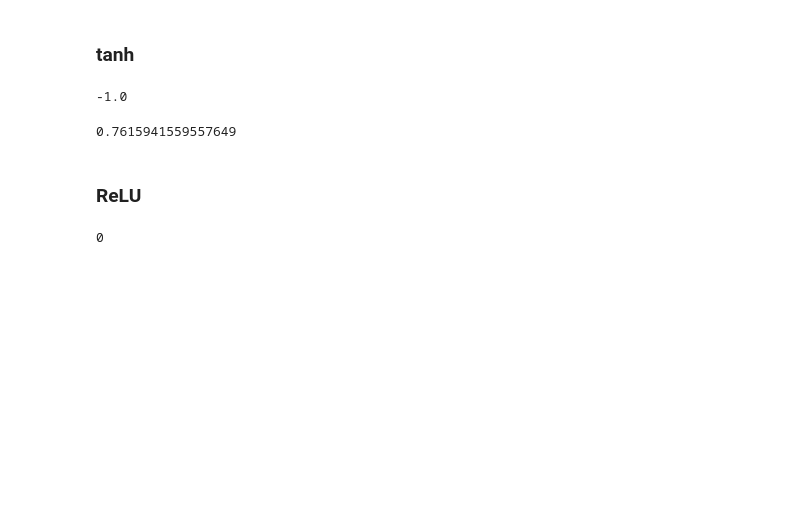
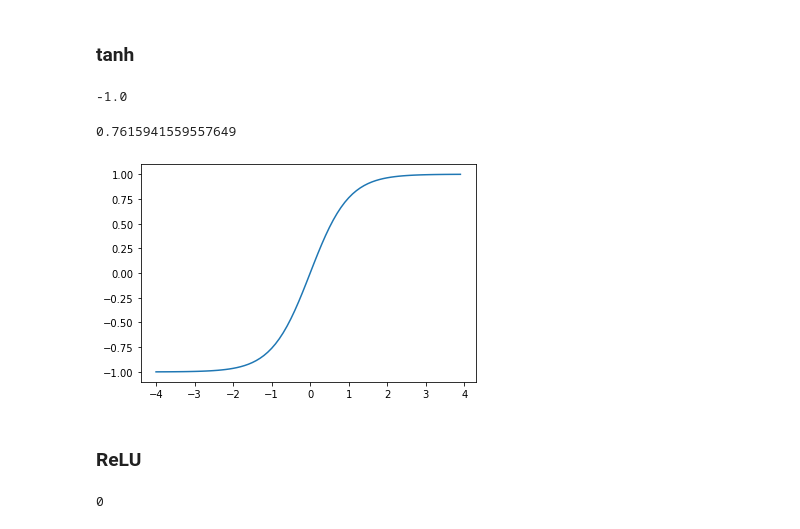
Before and after one commit to gkstlsgp3as/Deep_Learning_Tutorial, a Jupyter notebook: 2. Loss Function.ipynb, the cells around one changed output. Drawn from its saved outputs; the diff is of its cells as text; code cells hidden in the pictures; blank space fills up the shorter version.

Commit message:
1st Class - 2. Loss Function

```diff
--- a/2. Loss Function.ipynb
+++ b/2. Loss Function.ipynb
@@ -26,7 +37,8 @@ sigmoid(-56) # very close to 0
 ### tanh
 # %%
 def tanh(x):
-    return (math.exp(x) - math.exp(-x)) / (math.exp(x) + math.exp(-x))
+    return (np.exp(x) - np.exp(-x)) / (np.exp(x) + np.exp(-x))
+    #(math.exp(x) - math.exp(-x)) / (math.exp(x) + math.exp(-x))
 
 # output: -1~1
 # %%
@@ -37,6 +49,18 @@ tanh(-50)
 tanh(1)
 # %% [output]
 0.7615941559557649
+# %%
+x = np.arange(-4, 4, 0.1)
+y = tanh(x)
+
+plt.plot(x, y)
+plt.ylim(-1.1,1.1)
+plt.show()
+
+# when not used numpy in function, it results in
+#'only size-1 arrays can be converted to Python scalars' error
+# %% [output]
+[figure, added]
 # %% [markdown]
 ### ReLU
 # %%
```
Also changed, not shown: parts of 6 cells of this notebook.
